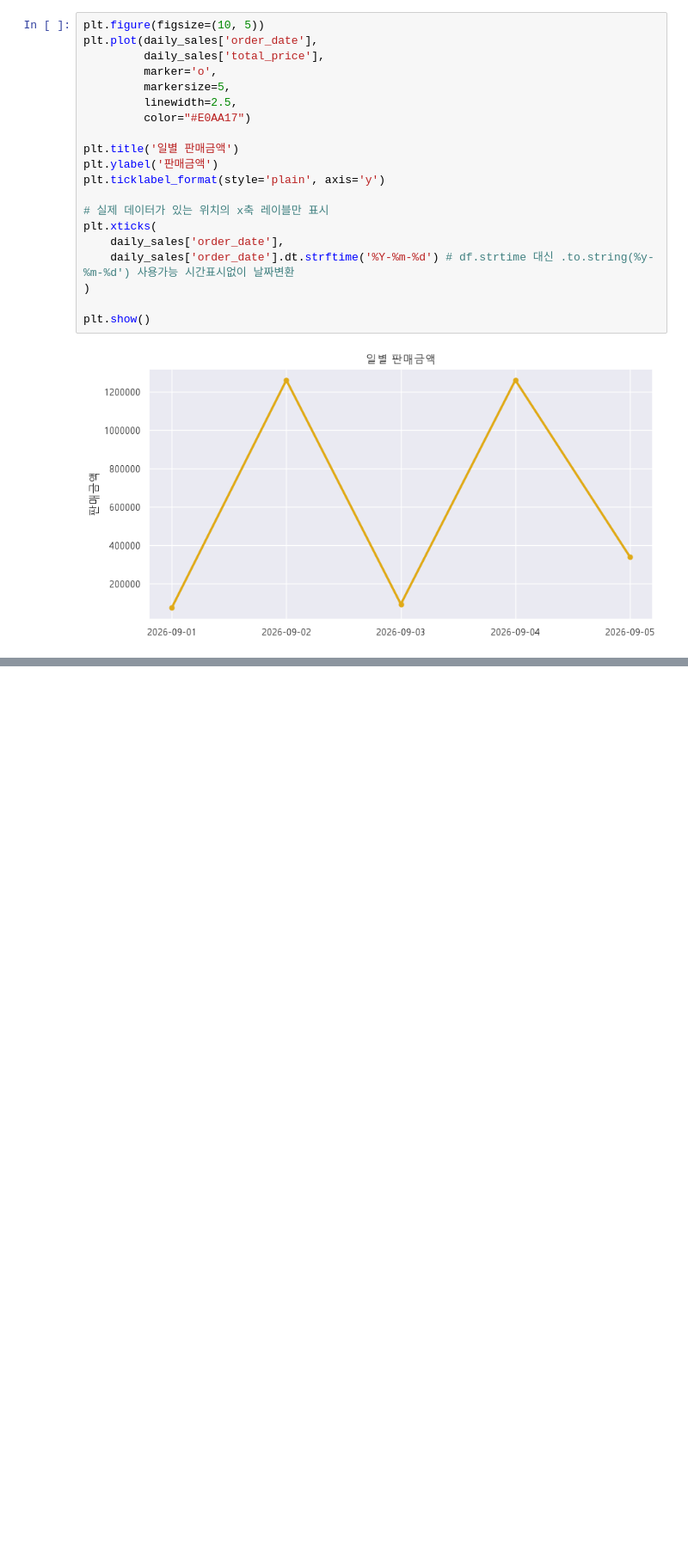
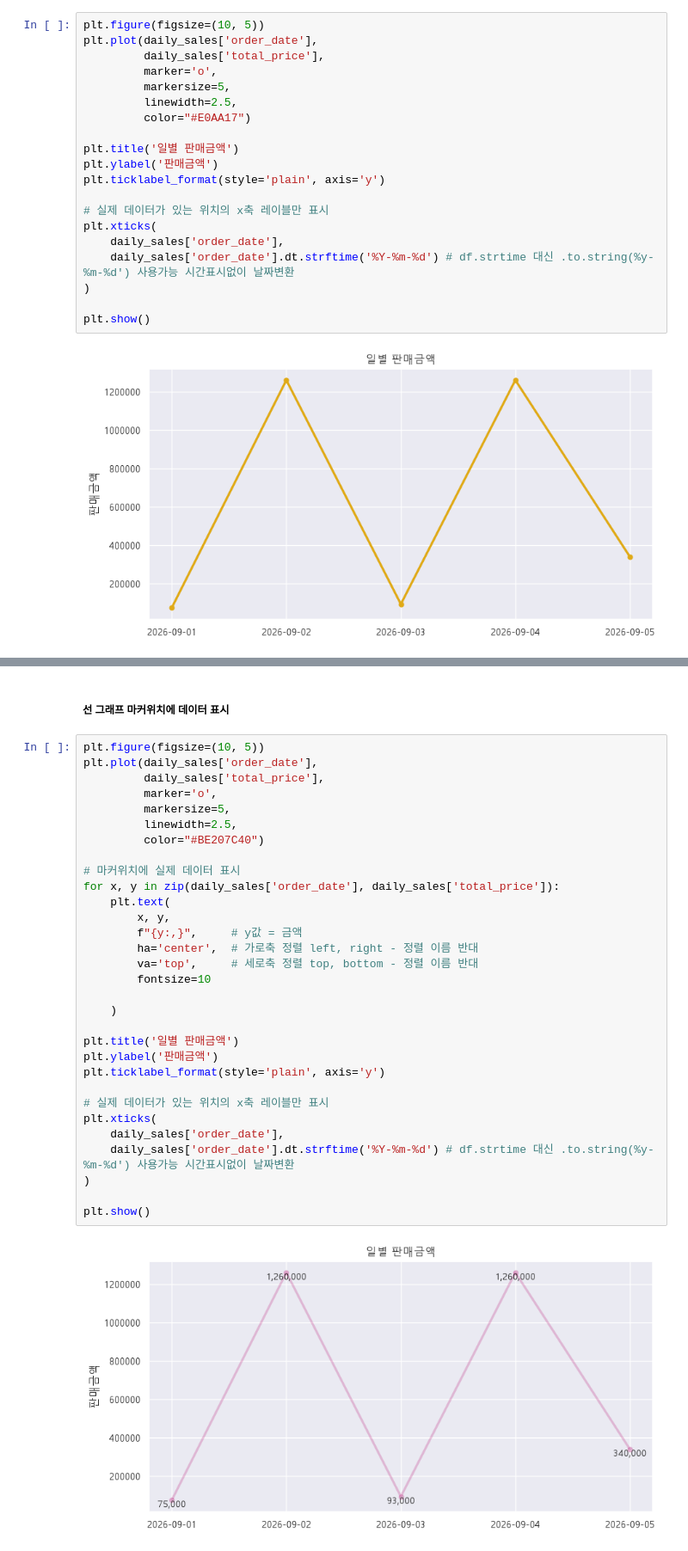
Before and after one commit to mazemoon6-star/ai-datapipeline, a Jupyter notebook: chapt03/시각화기초.ipynb, the cells around one changed output, grey strips where cells are left out. Shown at 86% size. Cells and saved outputs as stored; diff of their text form; blank space fills up the shorter version.

```diff
--- a/chapt03/시각화기초.ipynb
+++ b/chapt03/시각화기초.ipynb
@@ -250,0 +300,35 @@ plt.show()
+# %% [markdown]
+##### 선 그래프 마커위치에 데이터 표시
+# %%
+plt.figure(figsize=(10, 5))
+plt.plot(daily_sales['order_date'],
+         daily_sales['total_price'],
+         marker='o',
+         markersize=5,
+         linewidth=2.5,
+         color="#BE207C40")
+
+# 마커위치에 실제 데이터 표시
+for x, y in zip(daily_sales['order_date'], daily_sales['total_price']):
+    plt.text(
+        x, y,
+        f"{y:,}",     # y값 = 금액
+        ha='center',  # 가로축 정렬 left, right - 정렬 이름 반대
+        va='top',     # 세로축 정렬 top, bottom - 정렬 이름 반대
+        fontsize=10
+
+    )
+
+plt.title('일별 판매금액')
+plt.ylabel('판매금액')
+plt.ticklabel_format(style='plain', axis='y')
+
+# 실제 데이터가 있는 위치의 x축 레이블만 표시
+plt.xticks(
+    daily_sales['order_date'],
+    daily_sales['order_date'].dt.strftime('%Y-%m-%d') # df.strtime 대신 .to.string(%y-%m-%d') 사용가능 시간표시없이 날짜변환
+)
+
+plt.show()
+# %% [output]
+[figure, added]
```
Also changed, not shown: parts of 12 cells of this notebook, 3 other files.
